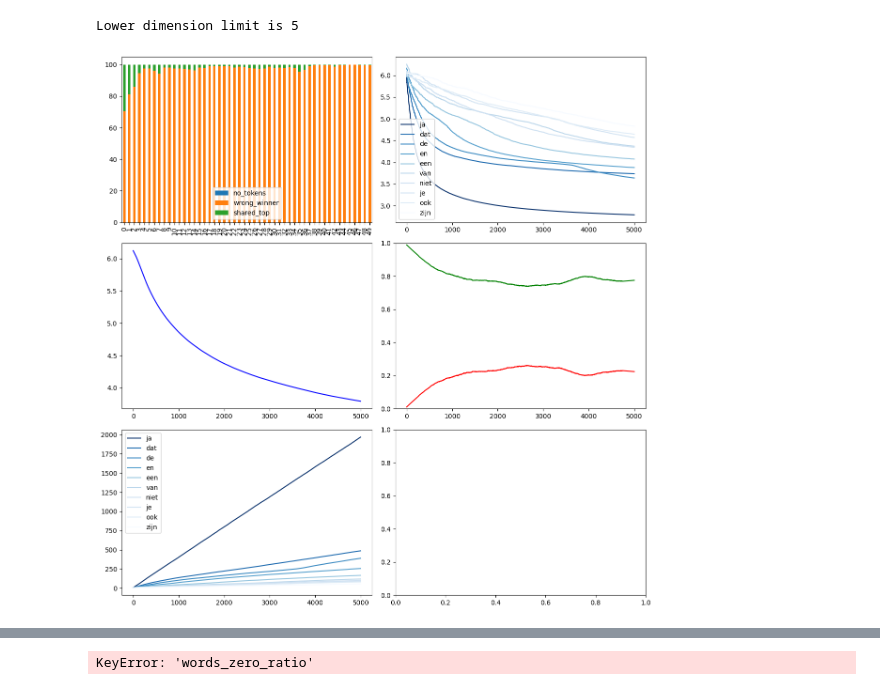
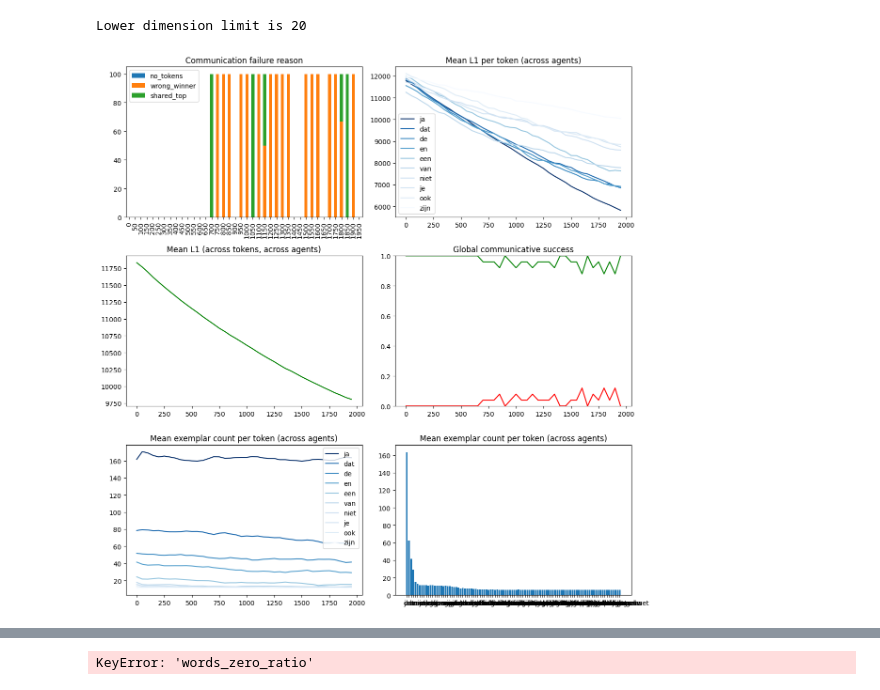
Before and after one commit to AntheSevenants/fwo-frequency-reduction, a Jupyter notebook: interactive.ipynb, the cells around one changed output, grey strips where cells are left out. Cells and saved outputs as stored; diff of their text form; code cells hidden in the pictures.

```diff
--- a/interactive.ipynb
+++ b/interactive.ipynb
@@ -19,31 +26,38 @@ import matplotlib.pyplot as plt
 from tqdm.auto import tqdm
 # %%
 NUM_AGENTS = 25
-NUM_DIMENSIONS = 50
+NUM_DIMENSIONS = 200
 NUM_TOKENS = 100
 # vectors, tokens, frequencies, percentiles = load_vectors(f"materials/vectors-{NUM_DIMENSIONS}.txt")
 tokens, frequencies, percentiles, ranks = load_info(f"vectors/theoretical-percentile-info-{NUM_TOKENS}.tsv", theoretical=True)
 # Overwrite vectors with my own
 vectors = generate_word_vectors(vocabulary_size=len(tokens), dimensions=NUM_DIMENSIONS)
 # %%
-STEPS_COUNT = 5000
+STEPS_COUNT = 2000
 model = ReductionModel(NUM_AGENTS, vectors, tokens, frequencies, percentiles, ranks,
                        initial_token_count=6,
-                       neighbourhood_size=10, neighbourhood_type=NeighbourhoodTypes.NEAREST, reduction_prior=1,
+                       neighbourhood_size=10,
+                       neighbourhood_type=NeighbourhoodTypes.NEAREST,
+                       reduction_prior=0.5,
+                       production_model=ProductionModels.SINGLE_EXEMPLAR,
+                       reduction_mode=ReductionModes.ALWAYS,
+                       feedback_type=FeedbackTypes.NO_FEEDBACK,
+                       repair=Repair.NO_REPAIR,
+                       datacollector_step_size=50,
                        disable_reduction=False)
 # model.agents[0].indices_in_memory
 # model.step()
 for _ in tqdm(range(STEPS_COUNT), total=STEPS_COUNT):
     model.step()
 # %% [output]
-Lower dimension limit is 5
+Lower dimension limit is 20
 # %%
 visualisation.meta.combine_plots(model,
             visualisation.l1.make_fail_reason_plot,
             visualisation.l1.words_l1_plot_first_n,
-            visualisation.l1.make_mean_l1_plot,
-            lambda model, ax: visualisation.dimscrap.make_communication_plot(model, ax=ax, smooth=True),
+            lambda model, ax: visualisation.l1.make_mean_l1_plot(model, ax=ax, smooth=False),
+            lambda model, ax: visualisation.dimscrap.make_communication_plot(model, ax=ax, smooth=False),
             visualisation.l1.words_mean_exemplar_count_first_n,
-            lambda model, ax: ax)
+            visualisation.l1.words_mean_exemplar_count_bar)
 # %% [output]
-[figure, old version]
+[figure, new version]
```
Also changed, not shown: parts of 6 cells of this notebook.
